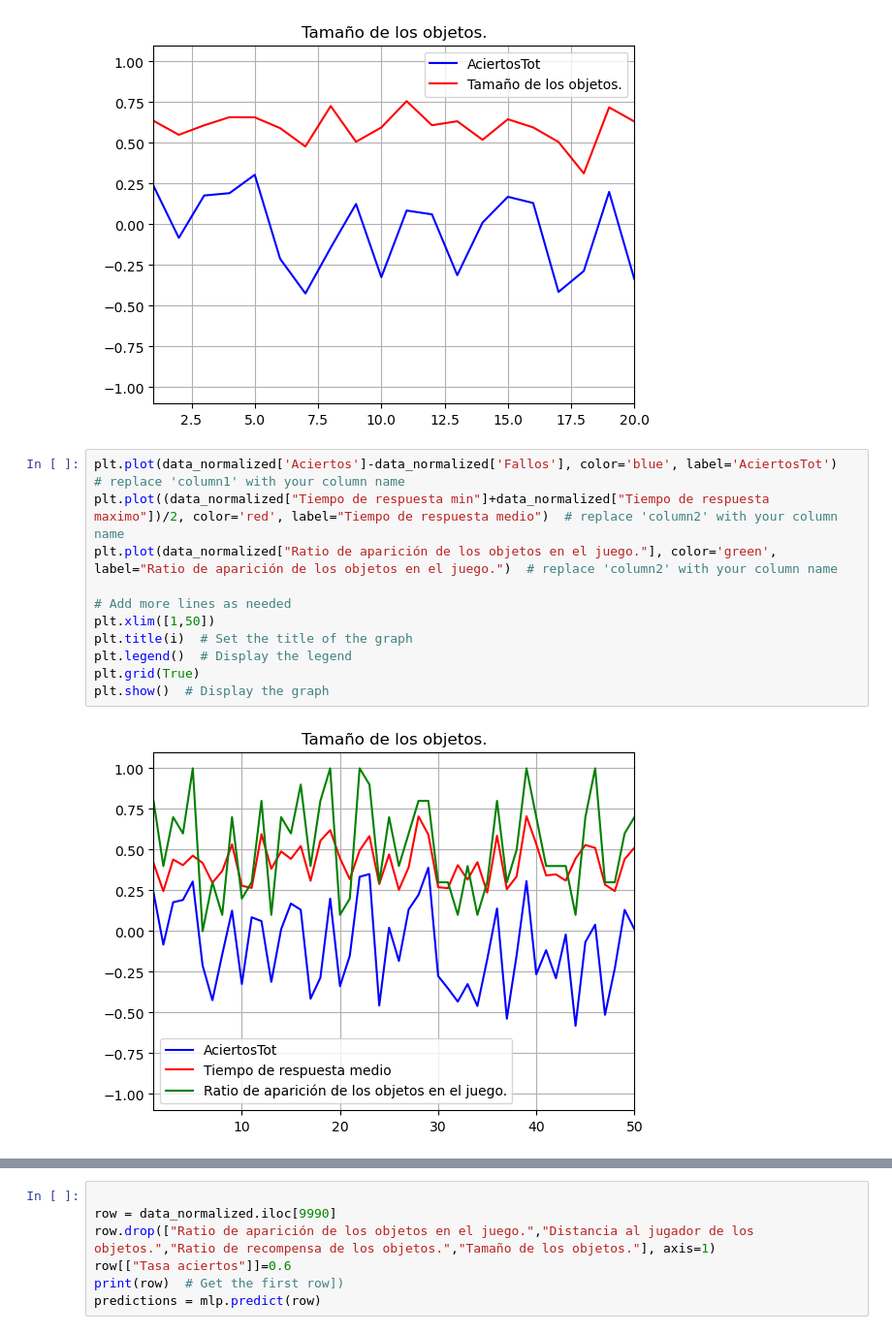
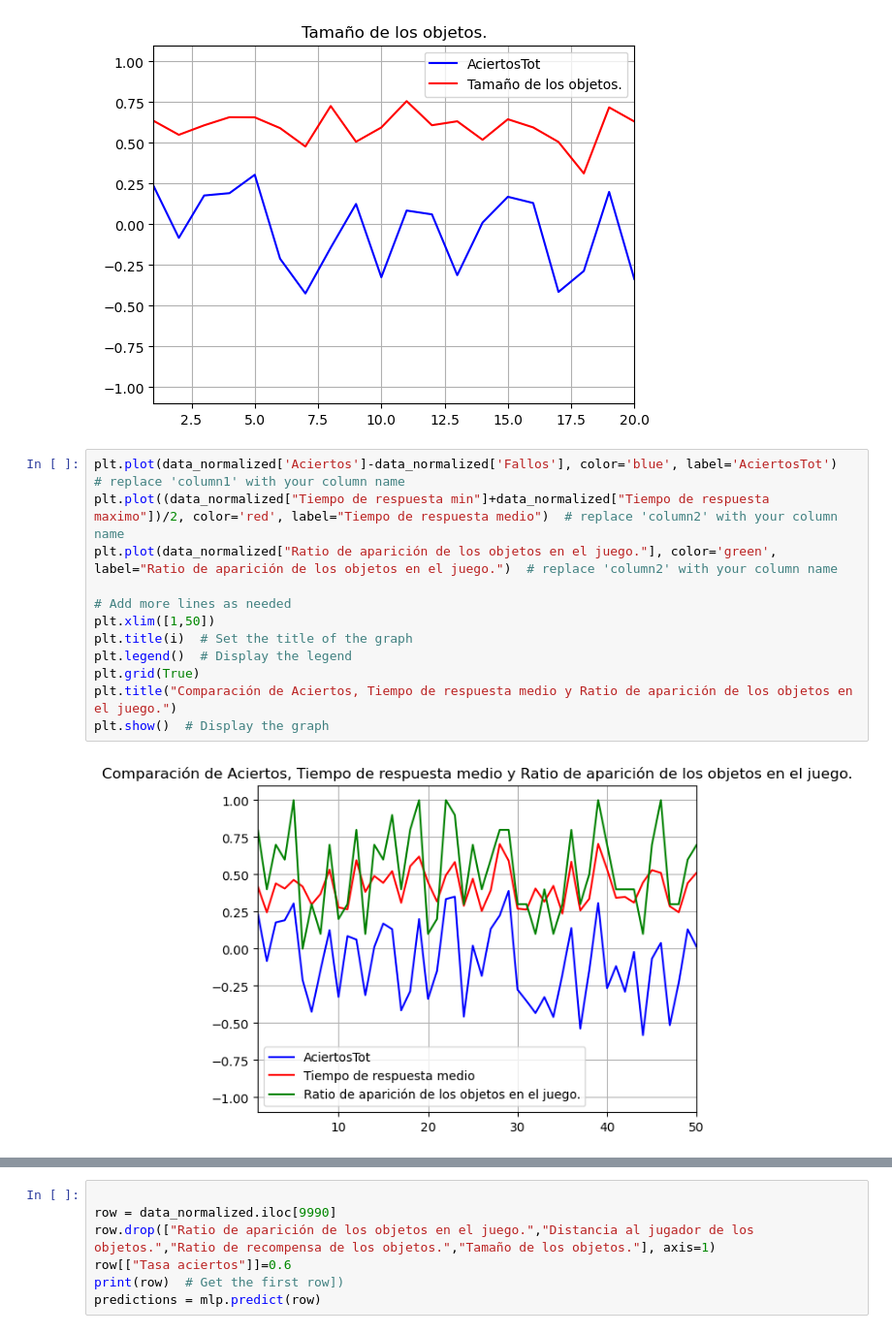
Before and after one commit to AlvaroVillarVal/HackathonIA2024, a Jupyter notebook: Visualización de datos.ipynb, the cells around one changed output, grey strips where cells are left out. Shown at 97% size. Cells and saved outputs as stored; diff of their text form.

```diff
--- a/Visualización de datos.ipynb
+++ b/Visualización de datos.ipynb
@@ -74,16 +74,17 @@ for i in columnas:
 # %%
 plt.plot(data_normalized['Aciertos']-data_normalized['Fallos'], color='blue', label='AciertosTot')  # replace 'column1' with your column name
 plt.plot((data_normalized["Tiempo de respuesta min"]+data_normalized["Tiempo de respuesta maximo"])/2, color='red', label="Tiempo de respuesta medio")  # replace 'column2' with your column name
 plt.plot(data_normalized["Ratio de aparición de los objetos en el juego."], color='green', label="Ratio de aparición de los objetos en el juego.")  # replace 'column2' with your column name
 
 # Add more lines as needed
 plt.xlim([1,50])
 plt.title(i)  # Set the title of the graph
 plt.legend()  # Display the legend
 plt.grid(True)
+plt.title("Comparación de Aciertos, Tiempo de respuesta medio y Ratio de aparición de los objetos en el juego.")
 plt.show()  # Display the graph
 # %% [output]
-[figure, old version]
+[figure, new version]
 # %%
 # Assuming 'data' is your DataFrame
 data_normalized["Tasa aciertos"]=data_normalized["Aciertos"]/(data_normalized["Aciertos"]+data_normalized["Fallos"])
```
Also changed, not shown: parts of 2 cells of this notebook, 8 other files.
